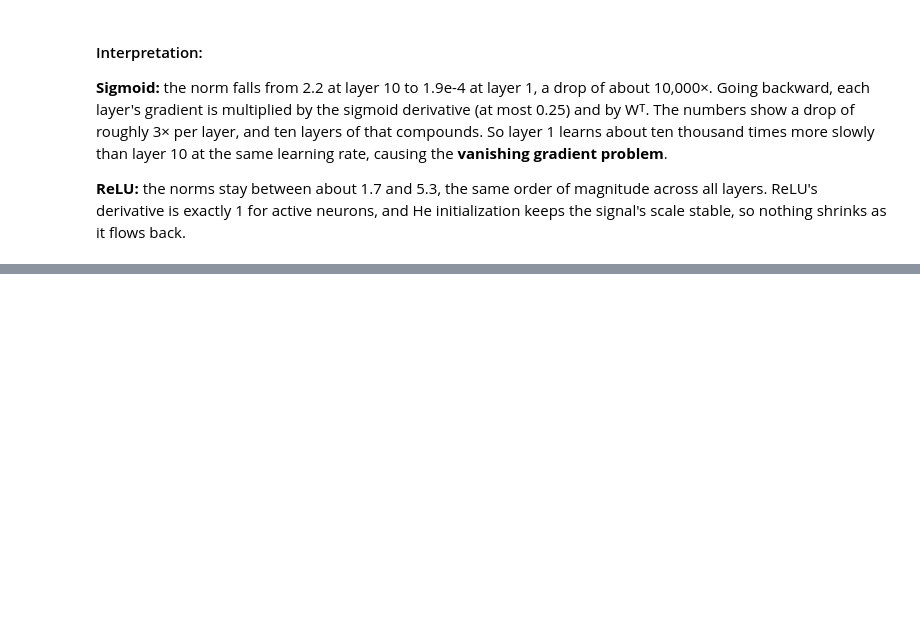
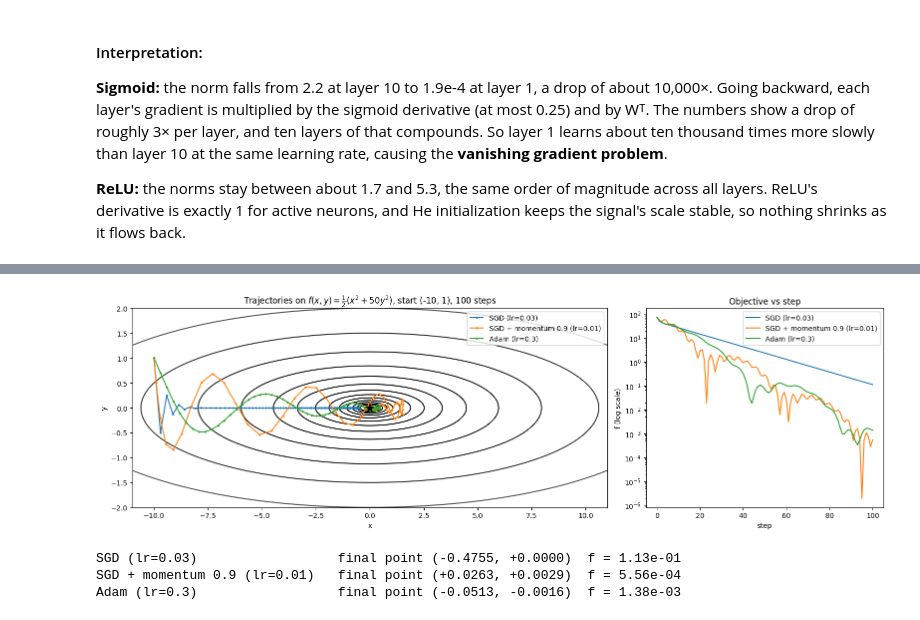
Before and after one commit to isurika23/EN4554_Deep-Learning-for-Vision, a Jupyter notebook: EN4554_Assignment02_CNN/EN4554_Assignment02_CNN.ipynb, the cells around one changed output, grey strips where cells are left out. Saved outputs shown, nothing was run; the diff lists cells and outputs as text; code cells hidden in the pictures; blank space fills up the shorter version.

```diff
--- a/EN4554_Assignment02_CNN/EN4554_Assignment02_CNN.ipynb
+++ b/EN4554_Assignment02_CNN/EN4554_Assignment02_CNN.ipynb
@@ -381,0 +566,43 @@ ReLU ['5.3e+00', '1.7e+00', '2.0e+00', '2.0e+00', '2.3e+00', '2.7e+00', '3.0e+00
+# %%
+def f_quad(p):
+    return 0.5 * (p[0] ** 2 + 50 * p[1] ** 2)
+
+def trajectory(make_opt, start=(-10.0, 1.0), steps=100):
+    p = torch.tensor(start, dtype=torch.float64, requires_grad=True)
+    opt = make_opt([p])
+    path = [p.detach().clone()]
+    for _ in range(steps):
+        # zero_grad, compute f_quad(p), backward, step
+        opt.zero_grad()
+        f_quad(p).backward()
+        opt.step()
+        path.append(p.detach().clone())
+    return torch.stack(path).numpy()
+
+configs = {
+    'SGD (lr=0.03)':                lambda ps: MySGD(ps, lr=0.03),
+    'SGD + momentum 0.9 (lr=0.01)': lambda ps: MySGD(ps, lr=0.01, momentum=0.9),
+    'Adam (lr=0.3)':                lambda ps: MyAdam(ps, lr=0.3),
+}
+paths = {name: trajectory(make) for name, make in configs.items()}
+
+X, Y = np.meshgrid(np.linspace(-11, 11, 400), np.linspace(-2, 2, 400))
+Z = 0.5 * (X ** 2 + 50 * Y ** 2)
+fig, ax = plt.subplots(1, 2, figsize=(16, 5), gridspec_kw={'width_ratios': [2, 1]})
+ax[0].contour(X, Y, Z, levels=np.logspace(-1, 2.5, 15), cmap='gray')
+for name, P in paths.items():
+    ax[0].plot(P[:, 0], P[:, 1], 'o-', ms=2, label=name)
+ax[0].plot(0, 0, 'k*', ms=12)
+ax[0].set_xlabel('x'); ax[0].set_ylabel('y'); ax[0].legend()
+ax[0].set_title(r'Trajectories on $f(x,y)=\frac{1}{2}(x^2+50y^2)$, start (-10, 1), 100 steps')
+for name, P in paths.items():
+    ax[1].semilogy(0.5 * (P[:, 0] ** 2 + 50 * P[:, 1] ** 2), label=name)
+ax[1].set_xlabel('step'); ax[1].set_ylabel('f (log scale)'); ax[1].set_title('Objective vs step'); ax[1].legend()
+plt.tight_layout(); plt.show()
+for name, P in paths.items():
+    print(f"{name:<30} final point ({P[-1,0]:+.4f}, {P[-1,1]:+.4f})  f = {0.5*(P[-1,0]**2 + 50*P[-1,1]**2):.2e}")
+# %% [output]
+[figure, added]
+SGD (lr=0.03)                  final point (-0.4755, +0.0000)  f = 1.13e-01
+SGD + momentum 0.9 (lr=0.01)   final point (+0.0263, +0.0029)  f = 5.56e-04
+Adam (lr=0.3)                  final point (-0.0513, -0.0016)  f = 1.38e-03
```
Also changed, not shown: parts of 20 cells of this notebook.
